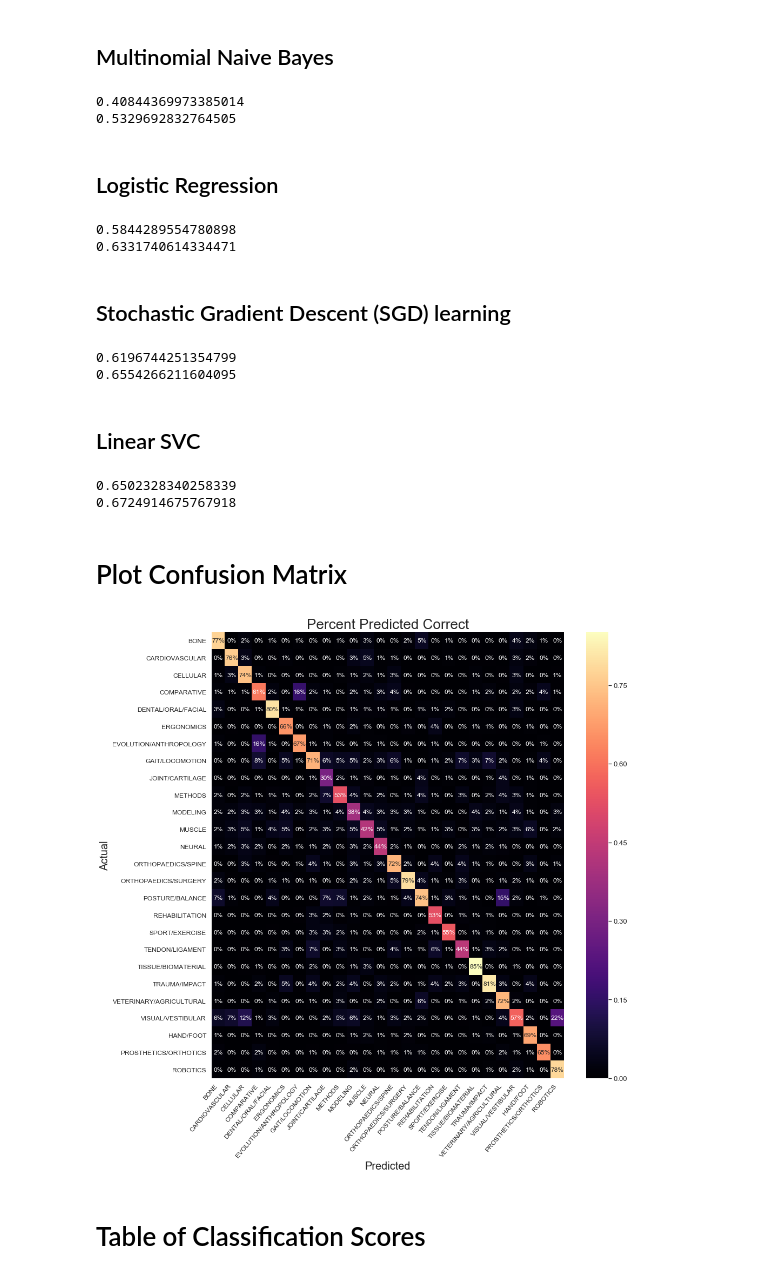
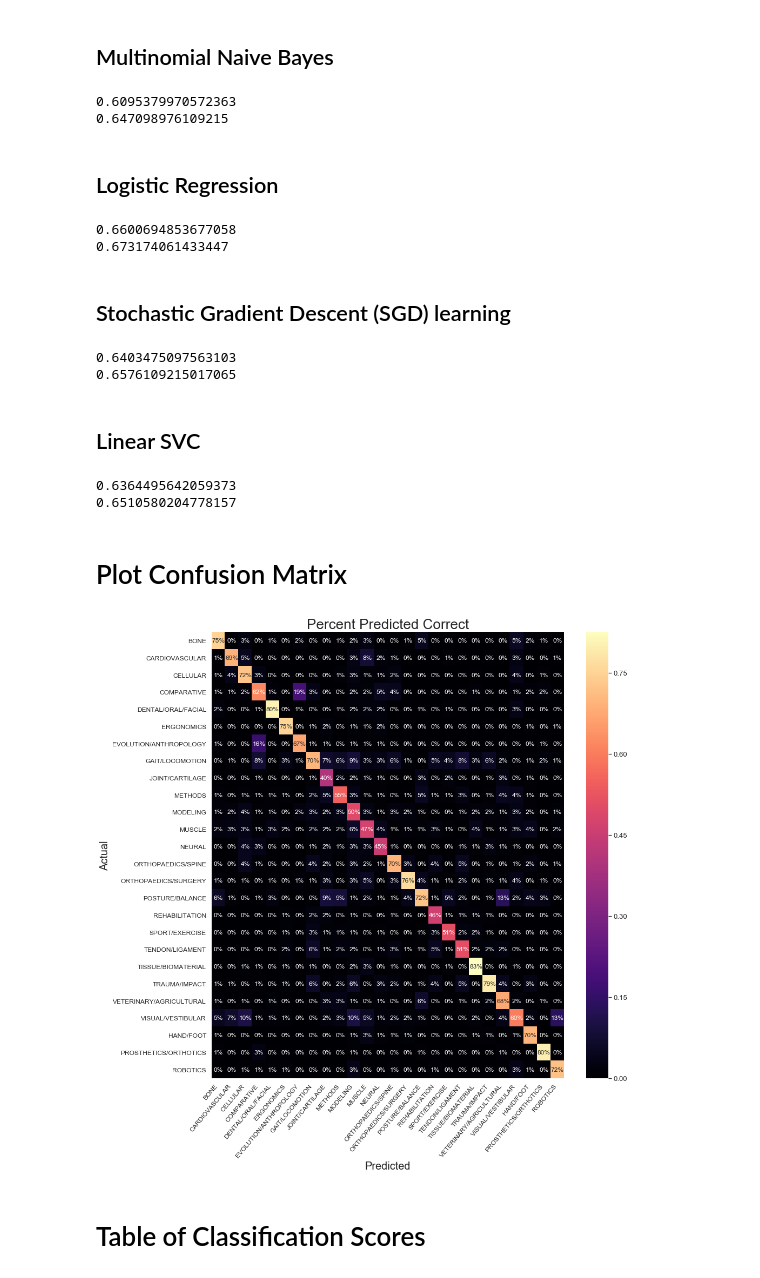
Before and after one commit to Juanfrandepatech/literature_update, a Jupyter notebook: Construct_Models/test_many_ML_algorithms.ipynb, the cells around one changed output. Saved outputs shown, nothing was run; the diff lists cells and outputs as text; code cells hidden in the pictures.

Commit message:
models trained on title and journal. split then vect

```diff
--- a/Construct_Models/test_many_ML_algorithms.ipynb
+++ b/Construct_Models/test_many_ML_algorithms.ipynb
@@ -150,86 +155,86 @@ pandas.core.frame.DataFrame
 ## Multinomial Naive Bayes
 # %%
 mnb = MultinomialNB(alpha=.45)
-mnb.fit(X_train, y_train)
-pred = mnb.predict(X_test)
+mnb.fit(X_train_dtm, y_train)
+pred = mnb.predict(X_test_dtm)
 print (metrics.f1_score(y_test, pred, average='macro'))
 print (metrics.accuracy_score(y_test, pred))
 # %% [output]
-0.40844369973385014
-0.5329692832764505
+0.6095379970572363
+0.647098976109215
 # %% [markdown]
 ## Logistic Regression
 # %%
 from sklearn import linear_model
 logreg = linear_model.LogisticRegression(solver= 'sag',max_iter=500,random_state=0, multi_class='multinomial')
-logreg.fit(X_train, y_train)
-pred = logreg.predict(X_test)
+logreg.fit(X_train_dtm, y_train)
+pred = logreg.predict(X_test_dtm)
 print (metrics.f1_score(y_test, pred, average='macro'))
 print (metrics.accuracy_score(y_test, pred))
 # %% [output]
-0.5844289554780898
-0.6331740614334471
+0.6600694853677058
+0.673174061433447
 # %% [markdown]
 ## Stochastic Gradient Descent (SGD) learning
 # %%
 from sklearn.linear_model import SGDClassifier
 sgd = SGDClassifier(max_iter=500, random_state=0, tol = 1e-3)
-sgd.fit(X_train, y_train)
-pred = sgd.predict(X_test)
+sgd.fit(X_train_dtm, y_train)
+pred = sgd.predict(X_test_dtm)
 print (metrics.f1_score(y_test, pred, average='macro'))
 print (metrics.accuracy_score(y_test, pred))
 # %% [output]
-0.6196744251354799
-0.6554266211604095
+0.6403475097563103
+0.6576109215017065
 # %% [markdown]
 ## Linear SVC
 # %%
 from sklearn.svm import LinearSVC
 lsvc =LinearSVC()
-lsvc.fit(X_train, y_train)
-pred = lsvc.predict(X_test)
+lsvc.fit(X_train_dtm, y_train)
+pred = lsvc.predict(X_test_dtm)
 print (metrics.f1_score(y_test, pred, average='macro'))
 print (metrics.accuracy_score(y_test, pred))
 # %% [output]
-0.6502328340258339
-0.6724914675767918
+0.6364495642059373
+0.6510580204778157
 # %% [markdown]
 # Plot Confusion Matrix
 # %%
 import matplotlib.pyplot as plt
 import seaborn as sns
 
 data['topic_id'] = data['topic'].factorize()[0]
 topic_id_df = data[['topic',
                   'topic_id']].drop_duplicates().sort_values('topic_id')
 topic_to_id = dict(topic_id_df.values)
 id_to_topic = dict(topic_id_df[['topic_id','topic']].values)
 
-model = lsvc
+model = logreg
 
-model.fit(X_train, y_train)
-y_pred = model.predict(X_test)
+model.fit(X_train_dtm, y_train)
+y_pred = model.predict(X_test_dtm)
 from sklearn.metrics import confusion_matrix
 plt.rc('xtick',labelsize = 20)
 plt.rc('ytick',labelsize = 20)
 conf_mat = confusion_matrix(y_test, y_pred)
 conf_mat_rowsum = [sum(row) for row in conf_mat]
 conf_mat_perc = conf_mat / conf_mat_rowsum
 fig, ax = plt.subplots(figsize=(15,15))
 sns.set(font_scale=1.2) #font size multiplier
 sns.heatmap(conf_mat_perc, annot=True, fmt='.0%', cmap = 'magma', annot_kws={"size": 12},
             xticklabels=topic_id_df.topic.values, yticklabels=topic_id_df.topic.values)
 
 plt.ylabel('Actual',fontsize = 20)
 plt.xlabel('Predicted',fontsize = 20)
 plt.yticks(size = 12)
 plt.xticks(size = 12, rotation=50,ha='right')
 plt.title('Percent Predicted Correct', fontsize = 26)
 plt.yticks( rotation='horizontal')
 fig.tight_layout(pad = 2)
 plt.show()
 # %% [output]
-[figure, old version]
+[figure, new version]
 # %% [markdown]
 # Table of Classification Scores
 # %%
```
Also changed, not shown: parts of 13 cells of this notebook, 8 other files.
